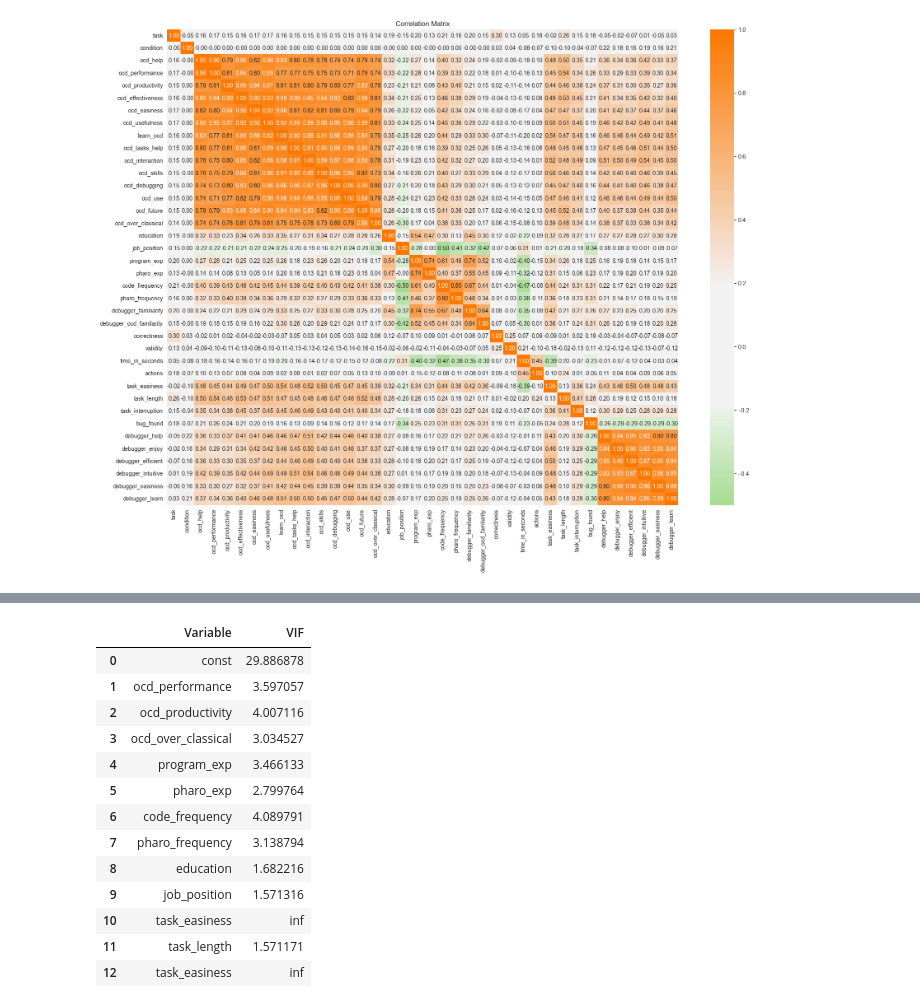
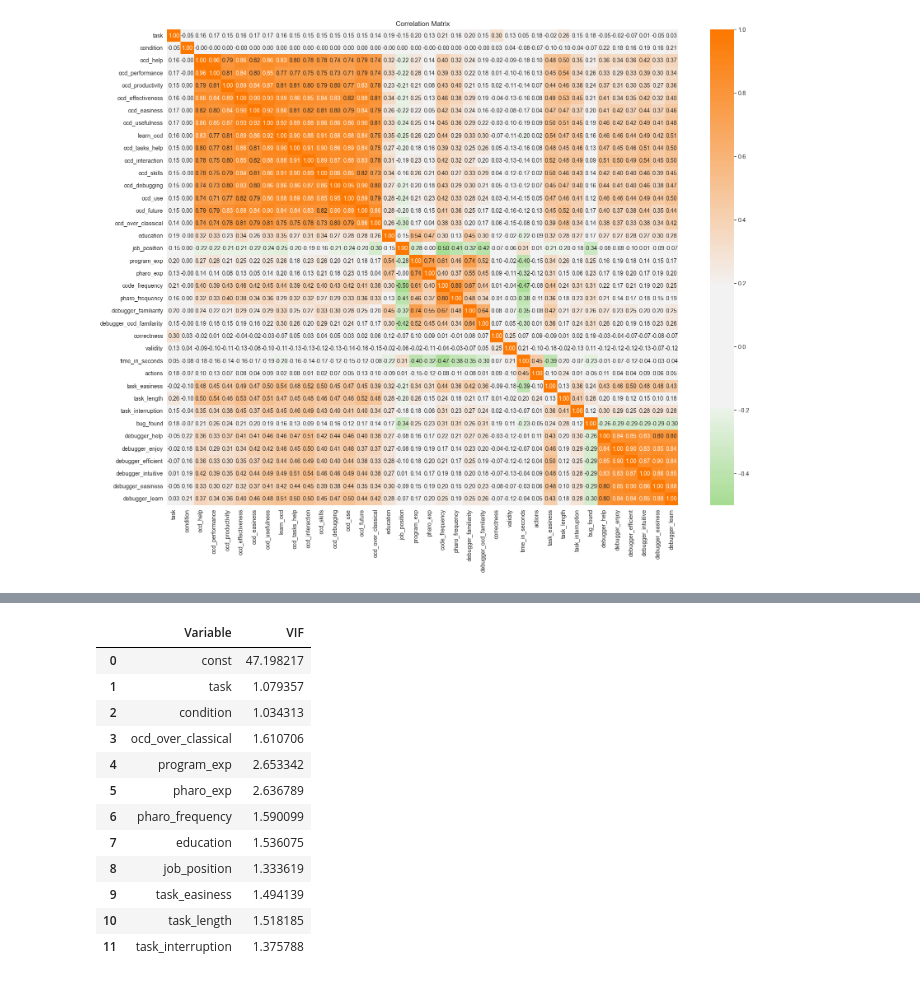
Before and after one commit to ValentinBourcier/OC-EXP-REPLICATION, a Jupyter notebook: analysis/transform-survey-data.ipynb, the cells around one changed output, grey strips where cells are left out. Saved outputs shown, nothing was run; the diff lists cells and outputs as text; code cells hidden in the pictures.

Commit message:
update analysis

```diff
--- a/analysis/transform-survey-data.ipynb
+++ b/analysis/transform-survey-data.ipynb
@@ -545,11 +515,11 @@ from statsmodels.formula.api import ols
 
 # Ensure necessary columns are present
 columns_needed = [
-    'time_in_seconds', 'actions', 'correctness', 'condition', 'bug_found', 'ocd_performance','ocd_productivity','ocd_over_classical',
+    'task','time_in_seconds', 'actions', 'correctness', 'condition', 'bug_found', 'ocd_performance','ocd_productivity','ocd_over_classical',
     'education', 'program_exp', 'pharo_exp', 'code_frequency', 'pharo_frequency','job_position',
     'task_easiness', 'task_length','task_interruption', 'debugger_familiarity', 'debugger_ocd_familarity','debugger_help', 'debugger_easiness'
 ]
 
-data = df[columns_needed]
+data = df[columns_needed].copy()
 
-print(data)
+#print(data)
@@ -574,24 +526,67 @@ print(data)
 # %%
 # Perform OLS regression
-def ols_regression(dependent_var, independent_vars):
-    X = data[independent_vars]
+def build_regression_model(data, dependent_var, independent_vars, control_vars):
+    X = data[independent_vars + control_vars]
     y = data[dependent_var]
     X = sm.add_constant(X)  # Adds a constant term to the predictor
-    model = sm.OLS(y, X).fit()
-    return model.summary()
+
+    # Standardize the predictors
+    scaler = StandardScaler()
+    X_scaled = scaler.fit_transform(X.drop(columns='const', errors='ignore'))
+    X_scaled_df = pd.DataFrame(X_scaled, columns=X.columns[1:], index=X.index)  # Ensure columns are named correctly
+    X_scaled_df = sm.add_constant(X_scaled_df)  # Re-add constant after scaling
+
+    model = sm.Logit(y, X).fit()
+    model_scaled = sm.Logit(y, X_scaled_df).fit()
+
+    print(f"Regression analysis for '{dependent_var}':")
+    print(model.summary())
+
+    # Calculate and print effect sizes for significant variables
+    significant_vars = model.pvalues[model.pvalues < 0.05].index
+    for var in significant_vars:
+        if var != 'const':
+            try:
+                effect_size = model_scaled.params[var]
+                print(f"Effect size for {var}: {effect_size} (standardized beta)")
+            except KeyError as e:
+                print(f"Effect size for {var}: not available ({e})")
 
 # Hypotheses for regression models
-time_independent_vars = ['ocd_performance','ocd_productivity','ocd_over_classical','program_exp', 'pharo_exp', 'code_frequency', 'pharo_frequency','education','job_position', 'task_easiness', 'bug_found']
-bug_found_independent_vars = ['ocd_performance', 'ocd_productivity','ocd_over_classical','program_exp', 'pharo_exp', 'code_frequency', 'pharo_frequency','education','job_position', 'task_easiness','task_length','task_easiness']
-actions_independent_vars = ['task_length','task_easiness','ocd_over_classical']
+bug_found_independent_vars = ['task','condition','ocd_over_classical']
+bug_found_control_vars = ['program_exp', 'pharo_exp', 'pharo_frequency','education','job_position', 'task_easiness','task_length','task_interruption']
+
+
+# Inspect the initial unique values in bug_found column
+print("Initial unique values in bug_found:", data['bug_found'].unique())
+
+# Drop rows with NaN values in the 'bug_found' column
+data = data.dropna(subset=['bug_found'])
+
+# Verify the unique values after dropping NaNs
+print("Unique values in bug_found after dropping NaNs:", data['bug_found'].unique())
+
+# Map bug_found to binary (1 and 2 -> 1, 0 -> 0), handle all other values explicitly
+data['bug_found'] = data['bug_found'].map({0: 0, 1: 0, 2: 1})
+
+# Verify the conversion
+print("Unique values in bug_found after mapping:", data['bug_found'].unique())
+
+# Ensure bug_found column is integer type
+data['bug_found'] = data['bug_found'].astype(int)
+
+# Verify final unique values
+print("Final unique values in bug_found:", data['bug_found'].unique())
+
+# Drop rows with any remaining NaN values in other columns
+data_cleaned = data.dropna()
 
 # Example: Perform regression analysis for 'bug found'
-#regression_summary = ols_regression('bug_found', bug_found_independent_vars)
-#print("Regression analysis for 'bug_found':")
-#print(regression_summary)
+regression_summary = build_regression_model(data_cleaned, 'bug_found', bug_found_independent_vars,bug_found_control_vars)
+print(regression_summary)
 
 # Calculate VIF for each independent variable
-X = data[bug_found_independent_vars]
+X = data_cleaned[bug_found_independent_vars+bug_found_control_vars]
 X = sm.add_constant(X)
 vif_data = pd.DataFrame()
 vif_data["Variable"] = X.columns
@@ -619,14 +614,13 @@ strong multicollinearity problems or that the design matrix is singular.
 |  | Variable | VIF |
-| 0 | const | 29.886878 |
-| 1 | ocd_performance | 3.597057 |
-| 2 | ocd_productivity | 4.007116 |
-| 3 | ocd_over_classical | 3.034527 |
-| 4 | program_exp | 3.466133 |
-| 5 | pharo_exp | 2.799764 |
-| 6 | code_frequency | 4.089791 |
-| 7 | pharo_frequency | 3.138794 |
-| 8 | education | 1.682216 |
-| 9 | job_position | 1.571316 |
-| 10 | task_easiness | inf |
-| 11 | task_length | 1.571171 |
-| 12 | task_easiness | inf |
+| 0 | const | 47.198217 |
+| 1 | task | 1.079357 |
+| 2 | condition | 1.034313 |
+| 3 | ocd_over_classical | 1.610706 |
+| 4 | program_exp | 2.653342 |
+| 5 | pharo_exp | 2.636789 |
+| 6 | pharo_frequency | 1.590099 |
+| 7 | education | 1.536075 |
+| 8 | job_position | 1.333619 |
+| 9 | task_easiness | 1.494139 |
+| 10 | task_length | 1.518185 |
+| 11 | task_interruption | 1.375788 |
```
Also changed, not shown: parts of 7 cells of this notebook, 1 other file.
